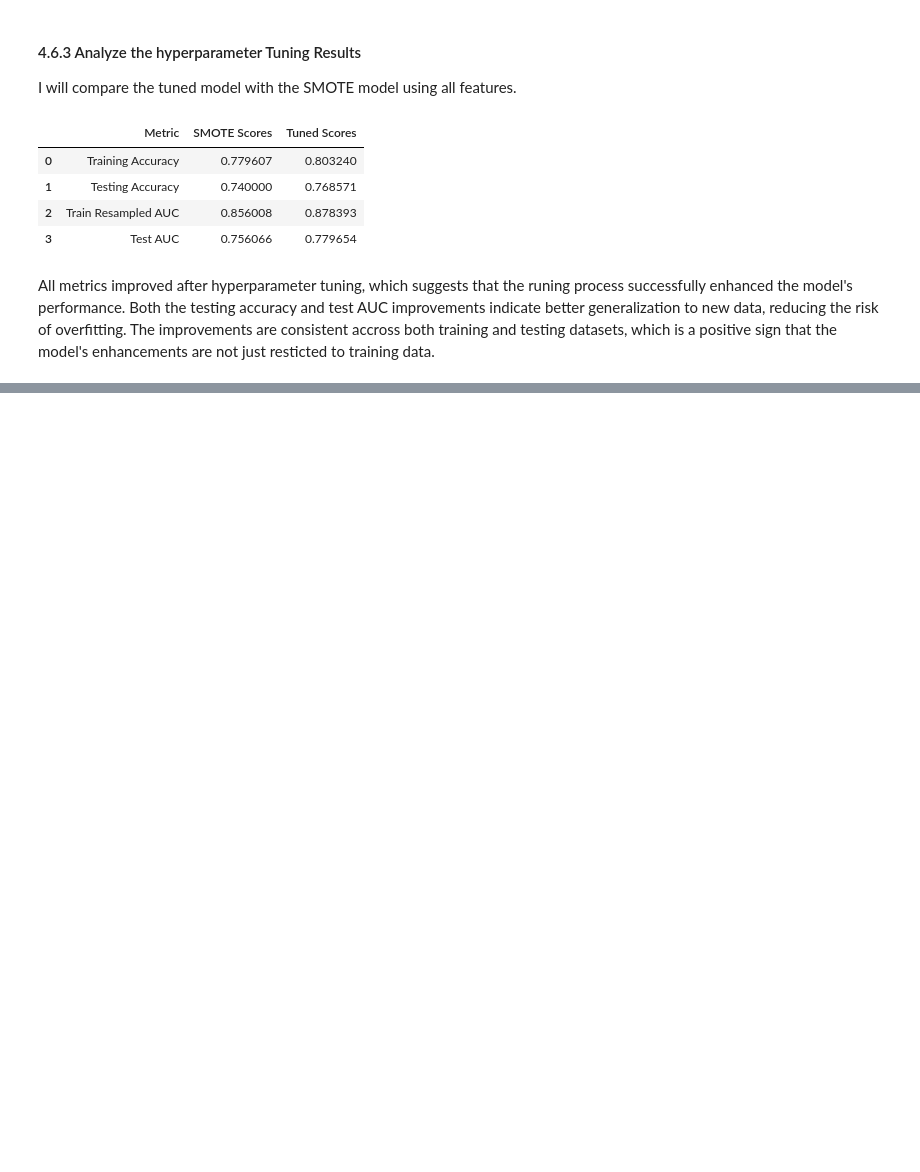
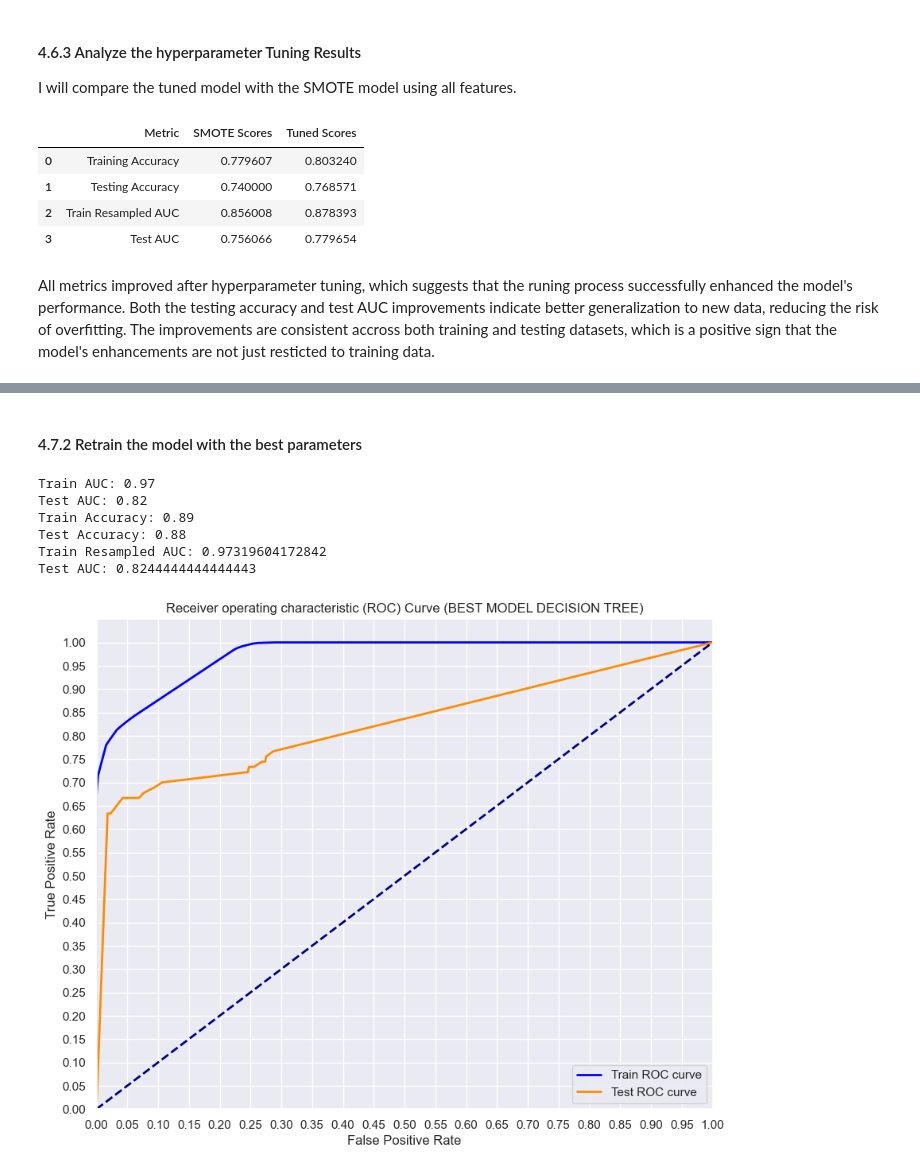
Before and after one commit to WambuiMunene/Phase-3-Project, a Jupyter notebook: index.ipynb, the cells around one changed output, grey strips where cells are left out. Cells and saved outputs as stored; diff of their text form; code cells hidden in the pictures; blank space fills up the shorter version.

Commit message:
Hyperparameter tuned Decision Tree Model fitted and analyzed

```diff
--- a/index.ipynb
+++ b/index.ipynb
@@ -1092,0 +1153,59 @@ All metrics improved after hyperparameter tuning, which suggests that the runing
+# %% [markdown]
+#### 4.7.2 Retrain the model with the best parameters
+# %%
+# Retrain the model with the best parameters
+best_model_tree = DecisionTreeClassifier(random_state=42, **best_params)
+best_model_tree.fit(X_train_resampled, y_train_resampled)
+
+
+# Calculate the probability scores of each point for the train and test sets
+y_train_score_tree = best_model_tree.predict_proba(X_train_resampled)[:,1]
+y_train_pred = best_model_tree.predict(X_train_resampled)
+y_test_score_tree = best_model_tree.predict_proba(X_test)[:,1]
+y_test_pred = best_model_tree.predict(X_test)
+
+# Calculate AUC and accuracy
+train_auc =roc_auc_score(y_train_resampled,y_train_score_tree)
+test_auc = roc_auc_score(y_test, y_test_score_tree)
+train_accuracy = accuracy_score(y_train_resampled, y_train_pred)
+test_accuracy = accuracy_score(y_test, y_test_pred)
+print("Train AUC:", round(train_auc, 2))
+print("Test AUC:", round(test_auc, 2))
+print("Train Accuracy:", round(train_accuracy, 2))
+print("Test Accuracy:", round(test_accuracy, 2))
+
+# Calculate the fpr,tpr and thresholds for the train and test sets
+train_fpr, train_tpr, train_thresholds = roc_curve(y_train_resampled,y_train_score_tree)
+test_fpr, test_tpr, test_thresholds = roc_curve(y_test,y_test_score_tree)
+
+# Print the AUC for the train and test sets
+print('Train Resampled AUC: {}'.format(auc(train_fpr, train_tpr)))
+print('Test AUC: {}'.format(auc(test_fpr, test_tpr)))
+
+# Plot the ROC curve
+plt.figure(figsize=(10, 8))
+lw = 2
+
+plt.plot(train_fpr, train_tpr, color='blue',
+         lw=lw, label='Train ROC curve')
+plt.plot(test_fpr, test_tpr, color='darkorange',
+         lw=lw, label='Test ROC curve')
+
+plt.plot([0, 1], [0, 1], color='navy', lw=lw, linestyle='--')
+plt.xlim([0.0, 1.0])
+plt.ylim([0.0, 1.05])
+plt.yticks([i/20.0 for i in range(21)])
+plt.xticks([i/20.0 for i in range(21)])
+plt.xlabel('False Positive Rate')
+plt.ylabel('True Positive Rate')
+plt.title('Receiver operating characteristic (ROC) Curve (BEST MODEL DECISION TREE)')
+plt.legend(loc='lower right')
+plt.show()
+# %% [output]
+Train AUC: 0.97
+Test AUC: 0.82
+Train Accuracy: 0.89
+Test Accuracy: 0.88
+Train Resampled AUC: 0.97319604172842
+Test AUC: 0.8244444444444443
+[figure, added]
```
Also changed, not shown: parts of 14 cells of this notebook.
